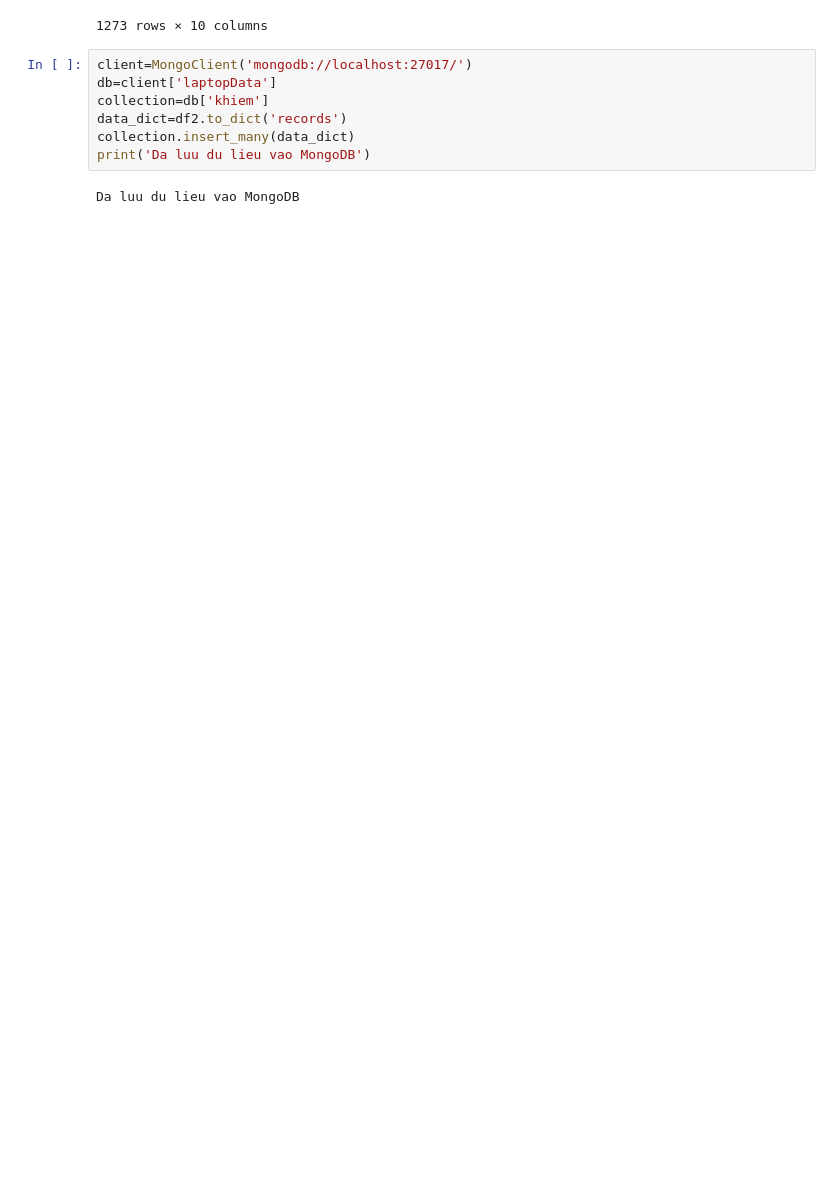
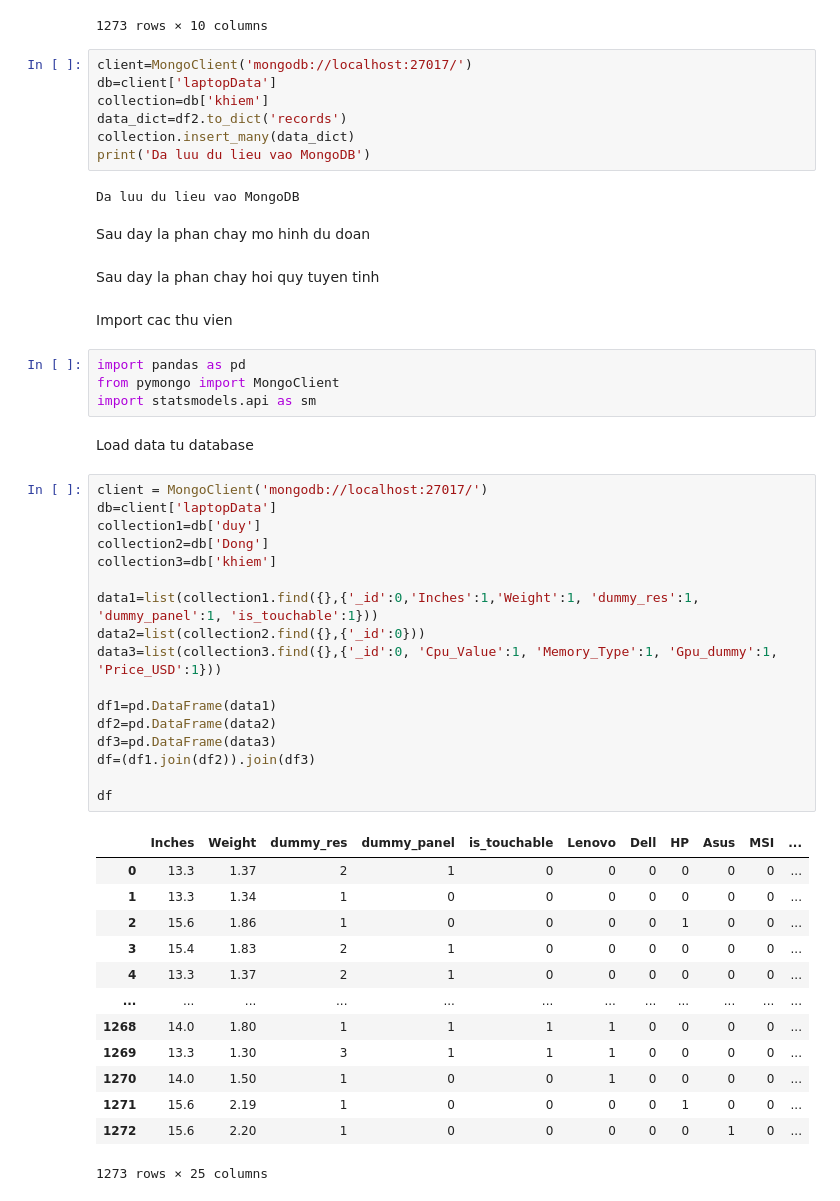
Before and after one commit to Duy-Tien-Nguyen/python, a Jupyter notebook: all/all.ipynb, the cells around one changed output. Drawn from its saved outputs; the diff is of its cells as text; blank space fills up the shorter version.

```diff
--- a/all/all.ipynb
+++ b/all/all.ipynb
@@ -1609,3 +1609,46 @@ collection.insert_many(data_dict)
 print('Da luu du lieu vao MongoDB')
 # %% [output]
 Da luu du lieu vao MongoDB
+# %% [markdown]
+Sau day la phan chay mo hinh du doan
+# %% [markdown]
+Sau day la phan chay hoi quy tuyen tinh
+# %% [markdown]
+Import cac thu vien
+# %%
+import pandas as pd
+from pymongo import MongoClient
+import statsmodels.api as sm
+# %% [markdown]
+Load data tu database
+# %%
+client = MongoClient('mongodb://localhost:27017/')
+db=client['laptopData']
+collection1=db['duy']
+collection2=db['Dong']
+collection3=db['khiem']
+
+data1=list(collection1.find({},{'_id':0,'Inches':1,'Weight':1, 'dummy_res':1, 'dummy_panel':1, 'is_touchable':1}))
+data2=list(collection2.find({},{'_id':0}))
+data3=list(collection3.find({},{'_id':0, 'Cpu_Value':1, 'Memory_Type':1, 'Gpu_dummy':1, 'Price_USD':1}))
+
+df1=pd.DataFrame(data1)
+df2=pd.DataFrame(data2)
+df3=pd.DataFrame(data3)
+df=(df1.join(df2)).join(df3)
+
+df
+# %% [output]
+|  | Inches | Weight | dummy_res | dummy_panel | is_touchable | Lenovo | Dell | HP | Asus | MSI | ... |
+| 0 | 13.3 | 1.37 | 2 | 1 | 0 | 0 | 0 | 0 | 0 | 0 | ... |
+| 1 | 13.3 | 1.34 | 1 | 0 | 0 | 0 | 0 | 0 | 0 | 0 | ... |
+| 2 | 15.6 | 1.86 | 1 | 0 | 0 | 0 | 0 | 1 | 0 | 0 | ... |
+| 3 | 15.4 | 1.83 | 2 | 1 | 0 | 0 | 0 | 0 | 0 | 0 | ... |
+| 4 | 13.3 | 1.37 | 2 | 1 | 0 | 0 | 0 | 0 | 0 | 0 | ... |
+| ... | ... | ... | ... | ... | ... | ... | ... | ... | ... | ... | ... |
+| 1268 | 14.0 | 1.80 | 1 | 1 | 1 | 1 | 0 | 0 | 0 | 0 | ... |
+| 1269 | 13.3 | 1.30 | 3 | 1 | 1 | 1 | 0 | 0 | 0 | 0 | ... |
+| 1270 | 14.0 | 1.50 | 1 | 0 | 0 | 1 | 0 | 0 | 0 | 0 | ... |
+| 1271 | 15.6 | 2.19 | 1 | 0 | 0 | 0 | 0 | 1 | 0 | 0 | ... |
+| 1272 | 15.6 | 2.20 | 1 | 0 | 0 | 0 | 0 | 0 | 1 | 0 | ... |
+1273 rows × 25 columns
```
Also changed, not shown: parts of 5 cells of this notebook.
